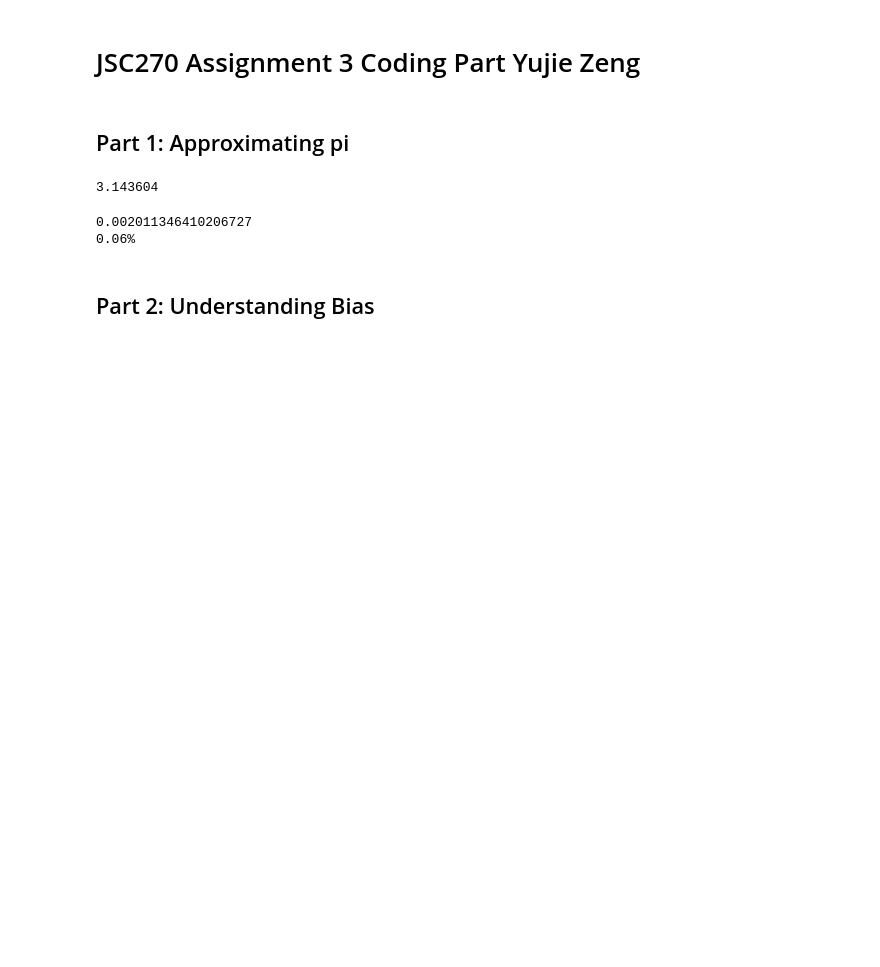
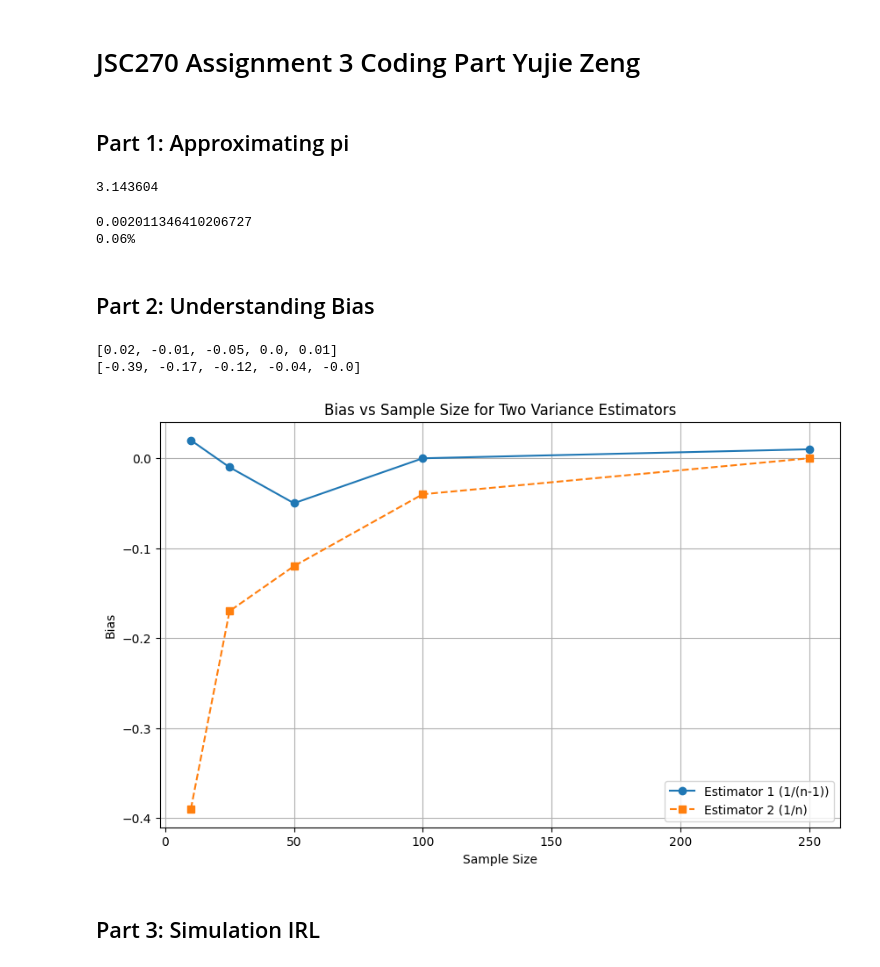
Before and after one commit to Jerry-Zeng-UofT/JSC270_HW3_2025_-YZeng-, a Jupyter notebook: JSC270_HW3_YUJIE_ZENG.ipynb, the cells around one changed output. Cells and saved outputs as stored; diff of their text form; code cells hidden in the pictures; blank space fills up the shorter version.

Commit message:
Part 2 finished

```diff
--- a/JSC270_HW3_YUJIE_ZENG.ipynb
+++ b/JSC270_HW3_YUJIE_ZENG.ipynb
@@ -45,2 +47,73 @@ print(str(percentage_error) + "%")
 # %% [markdown]
 ## Part 2: Understanding Bias
+# %%
+# Part 2 A:
+
+sample_size_set = [10, 25, 50, 100, 250]
+num_of_simulations = 1000
+mean = 2
+sd = 2
+variance = sd**2
+bias_estimator1 = []
+bias_estimator2 = []
+
+def estimator1(X) -> float:
+    """ """
+    n = len(X)
+    xbar = np.mean(X)
+    variance = np.sum((X - xbar) ** 2) / (n - 1)
+    return variance
+
+def estimator2(X) -> float:
+    """ """
+    n = len(X)
+    xbar = np.mean(X)
+    variance = np.sum((X - xbar) ** 2) / (n)
+    return variance
+
+def bias_calculator(X) -> float:
+    """
+    The logical of calculating bias is:
+    bias = E[theta_bar - theta] = E[theta_bar] - E[theta] = average estimation - population expected estimator
+    the result if rounded to 2 decimal places for comparision.
+    """
+    return (np.mean(X) - variance).round(2)
+
+
+for sample_size in sample_size_set:
+    sample = np.random.normal(loc=mean, scale=sd, size= (num_of_simulations, sample_size))
+    result_list_estimator1 = []
+    result_list_estimator2 = []
+    for i in range(num_of_simulations):
+        result1 = estimator1(sample[i])
+        result2 = estimator2(sample[i])
+        result_list_estimator1.append(result1)
+        result_list_estimator2.append(result2)
+    bias1 = bias_calculator(result_list_estimator1)
+    bias2 = bias_calculator(result_list_estimator2)
+    bias_estimator1.append(bias1)
+    bias_estimator2.append(bias2)
+
+
+print(bias_estimator1)
+print(bias_estimator2)
+# %% [output]
+[0.02, -0.01, -0.05, 0.0, 0.01]
+[-0.39, -0.17, -0.12, -0.04, -0.0]
+# %%
+# Part 2 B:
+
+plt.figure(figsize=(10, 6))
+plt.plot(sample_size_set, bias_estimator1, marker='o', linestyle='-', label="Estimator 1 (1/(n-1))")
+plt.plot(sample_size_set, bias_estimator2, marker='s', linestyle='--', label="Estimator 2 (1/n)")
+
+plt.xlabel("Sample Size")
+plt.ylabel("Bias")
+plt.title("Bias vs Sample Size for Two Variance Estimators")
+plt.legend()
+plt.grid(True)
+plt.show()
+# %% [output]
+[figure, added]
+# %% [markdown]
+## Part 3: Simulation IRL
```
Also changed, not shown: parts of 1 cell of this notebook.
